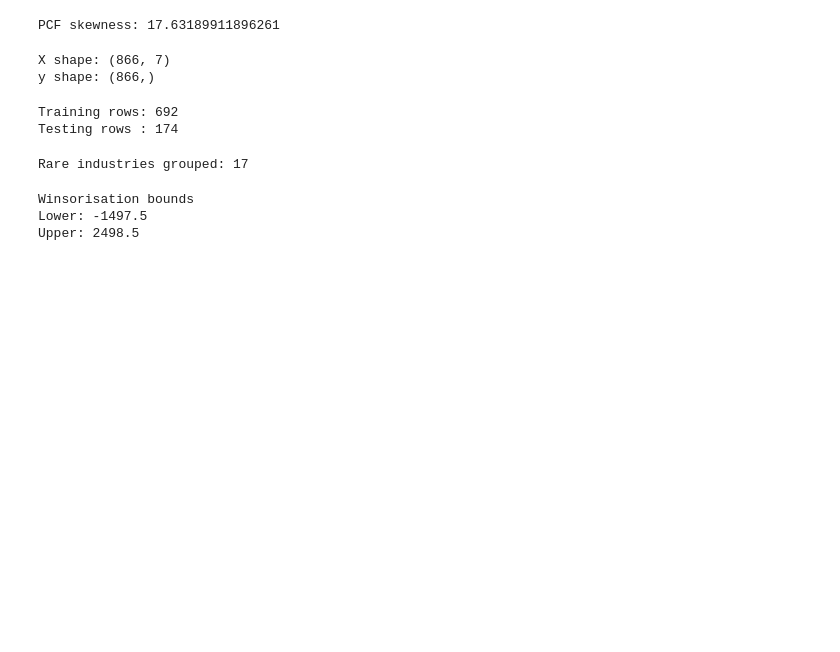
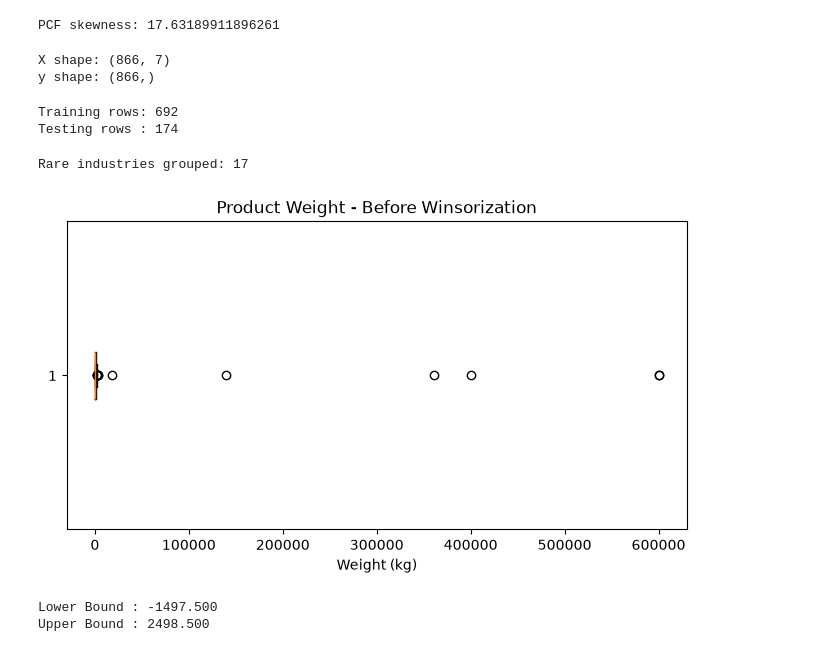
Before and after one commit to samina265/pcf-quality-framework, a Jupyter notebook: BEACON-PCF/notebooks/02-ml-log-product-weight-ipynb.ipynb, the cells around one changed output. Cells and saved outputs as stored; diff of their text form; code cells hidden in the pictures; blank space fills up the shorter version.

```diff
--- a/BEACON-PCF/notebooks/02-ml-log-product-weight-ipynb.ipynb
+++ b/BEACON-PCF/notebooks/02-ml-log-product-weight-ipynb.ipynb
@@ -401,50 +368,34 @@ X_test[
     .map(binary_map)
     .fillna(0)
 )
+# %%
+# ============================================================
+# 12. PRODUCT WEIGHT — WINSORISATION
+#
+# Purpose:
+# Control extreme Product Weight values using the training
+# distribution before applying the logarithmic transformation.
+# ============================================================
+import matplotlib.pyplot as plt
+
+plt.figure(figsize=(8,4))
+plt.boxplot(X_train["Product_Weight"], vert=False)
+plt.title("Product Weight - Before Winsorization")
+plt.xlabel("Weight (kg)")
+plt.show()
+# %% [output]
+[figure, added]
 # %%
-# ============================================================
-# 12. PRODUCT WEIGHT — WINSORISATION
-#
-# Purpose:
-# Control extreme Product Weight values using the training
-# distribution before applying the logarithmic transformation.
-# ============================================================
-
-Q1 = X_train[
-    "Product_Weight"
-].quantile(0.25)
-
-Q3 = X_train[
-    "Product_Weight"
-].quantile(0.75)
+Q1 = X_train["Product_Weight"].quantile(0.25)
+Q3 = X_train["Product_Weight"].quantile(0.75)
 
 IQR = Q3 - Q1
 
 lower = Q1 - 1.5 * IQR
 upper = Q3 + 1.5 * IQR
 
-print("Winsorisation bounds")
-print("Lower:", lower)
-print("Upper:", upper)
-
-X_train[
-    "Product_Weight"
-] = X_train[
-    "Product_Weight"
-].clip(
-    lower=lower,
-    upper=upper
-)
-
-X_test[
-    "Product_Weight"
-] = X_test[
-    "Product_Weight"
-].clip(
-    lower=lower,
-    upper=upper
-)
+print(f"Lower Bound : {lower:.3f}")
+print(f"Upper Bound : {upper:.3f}")
 # %% [output]
-Winsorisation bounds
-Lower: -1497.5
-Upper: 2498.5
+Lower Bound : -1497.500
+Upper Bound : 2498.500
```
Also changed, not shown: parts of 27 cells of this notebook, 9 other files.
